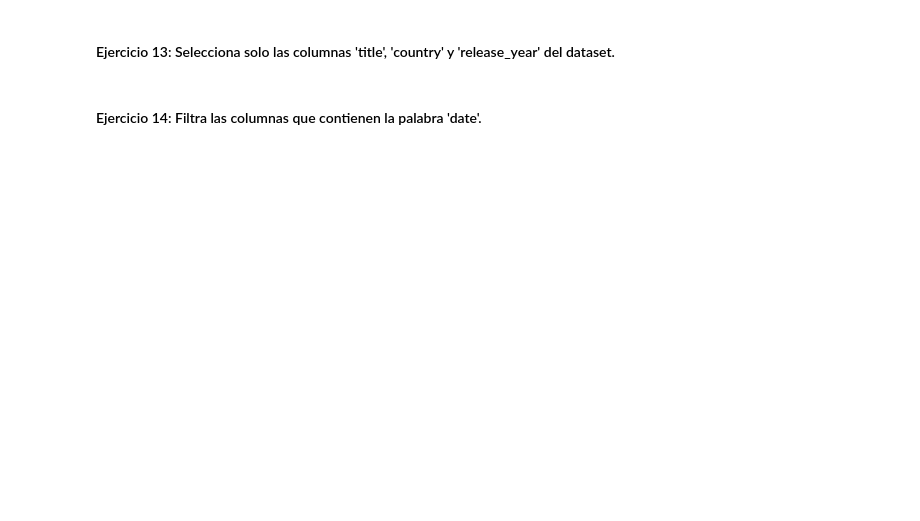
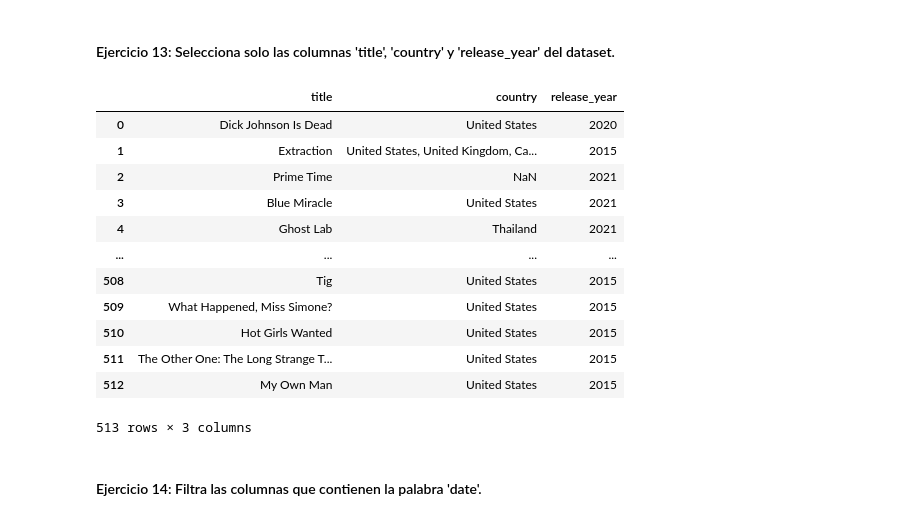
Before and after one commit to Cucks13/laboratorio-modulo02-leccion03-filtrado-groupby, a Jupyter notebook: laboratorio-modulo2-leccion03-filtrado.ipynb, the cells around one changed output. Saved outputs shown, nothing was run; the diff lists cells and outputs as text; code cells hidden in the pictures; blank space fills up the shorter version.

```diff
--- a/laboratorio-modulo2-leccion03-filtrado.ipynb
+++ b/laboratorio-modulo2-leccion03-filtrado.ipynb
@@ -85,4 +219,20 @@ df_concat[condicion1 | condicion2]
 # %% [markdown]
 #### Ejercicio 13: Selecciona solo las columnas 'title', 'country' y 'release_year' del dataset.
+# %%
+df_concat[["title", "country", "release_year"]]
+# %% [output]
+|  | title | country | release_year |
+| 0 | Dick Johnson Is Dead | United States | 2020 |
+| 1 | Extraction | United States, United Kingdom, Ca... | 2015 |
+| 2 | Prime Time | NaN | 2021 |
+| 3 | Blue Miracle | United States | 2021 |
+| 4 | Ghost Lab | Thailand | 2021 |
+| ... | ... | ... | ... |
+| 508 | Tig | United States | 2015 |
+| 509 | What Happened, Miss Simone? | United States | 2015 |
+| 510 | Hot Girls Wanted | United States | 2015 |
+| 511 | The Other One: The Long Strange T... | United States | 2015 |
+| 512 | My Own Man | United States | 2015 |
+513 rows × 3 columns
 # %% [markdown]
 #### Ejercicio 14: Filtra las columnas que contienen la palabra 'date'.
```
Also changed, not shown: parts of 21 cells of this notebook.
